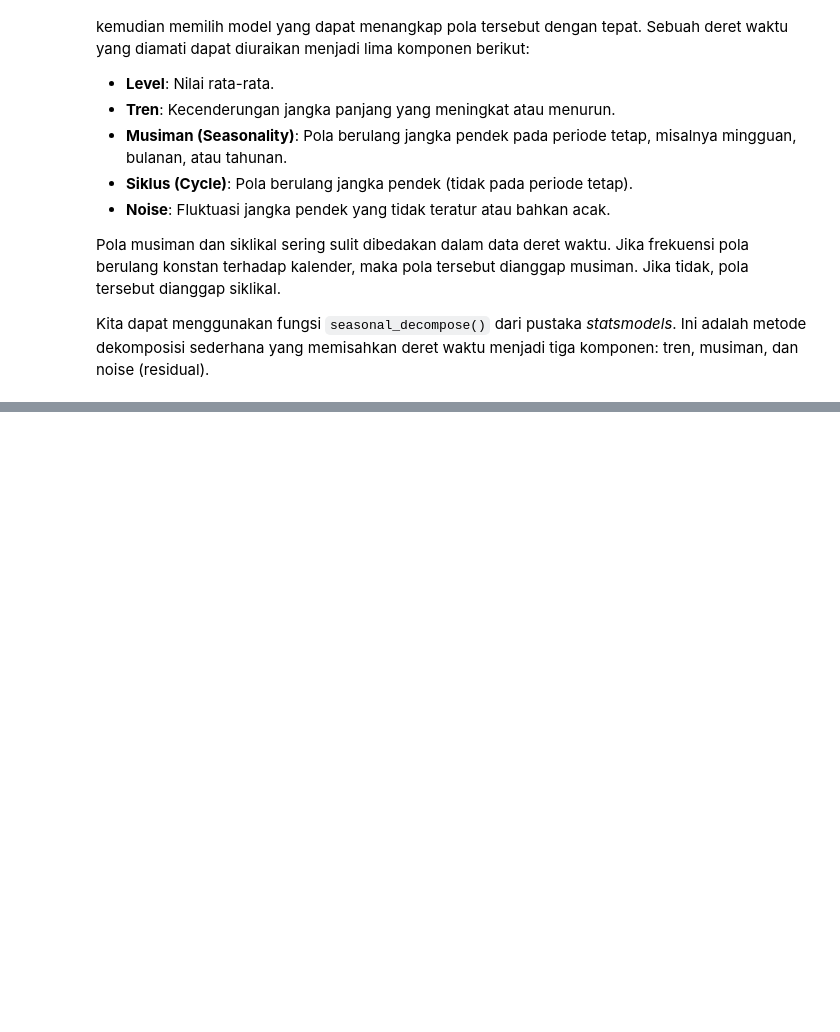
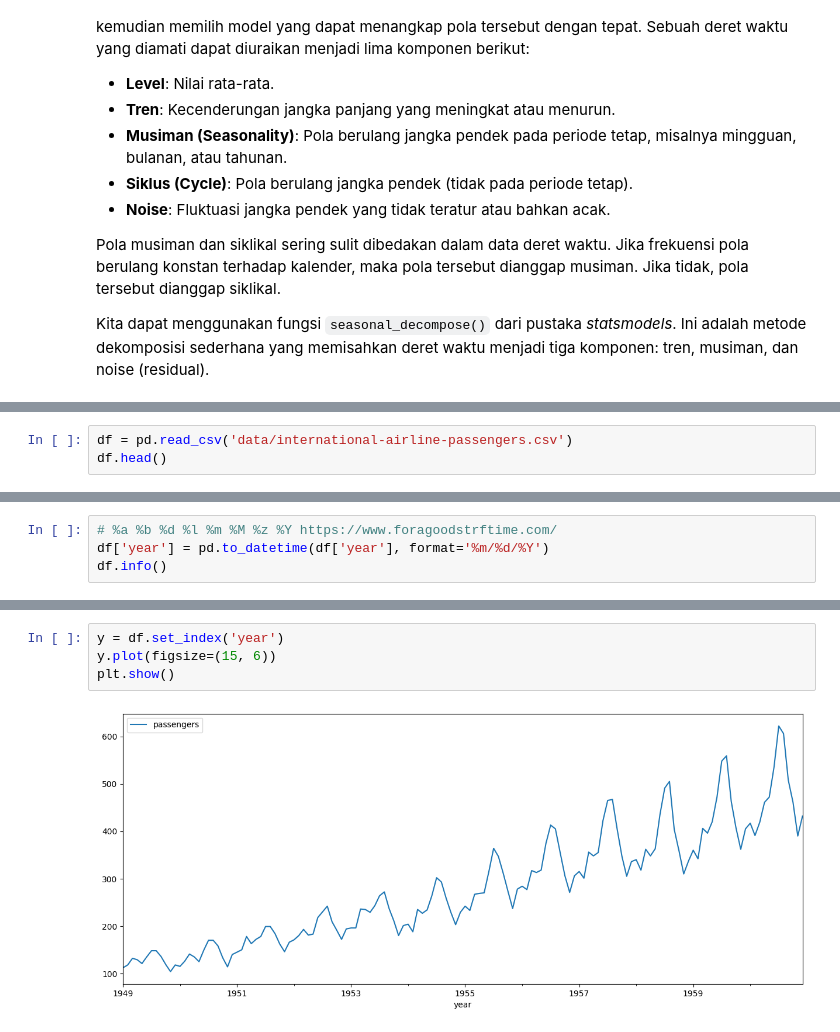
Before and after one commit to taudataanalytics/Pedas-2025, a Jupyter notebook: PeDaS-2025-Day-01.ipynb, the cells around one changed output, grey strips where cells are left out. Drawn from its saved outputs; the diff is of its cells as text; blank space fills up the shorter version.

```diff
--- a/PeDaS-2025-Day-01.ipynb
+++ b/PeDaS-2025-Day-01.ipynb
@@ -82,0 +111,3 @@ Running the code locally, please make sure all the python module versions agree
+# %%
+df = pd.read_csv('data/international-airline-passengers.csv')
+df.head()
@@ -82,0 +148,4 @@ Running the code locally, please make sure all the python module versions agree
+# %%
+# %a %b %d %l %m %M %z %Y https://www.foragoodstrftime.com/
+df['year'] = pd.to_datetime(df['year'], format='%m/%d/%Y')
+df.info()
@@ -82,0 +162,6 @@ Running the code locally, please make sure all the python module versions agree
+# %%
+y = df.set_index('year')
+y.plot(figsize=(15, 6))
+plt.show()
+# %% [output]
+[figure, added]
```
Also changed, not shown: parts of 23 cells of this notebook, 6 other files.
